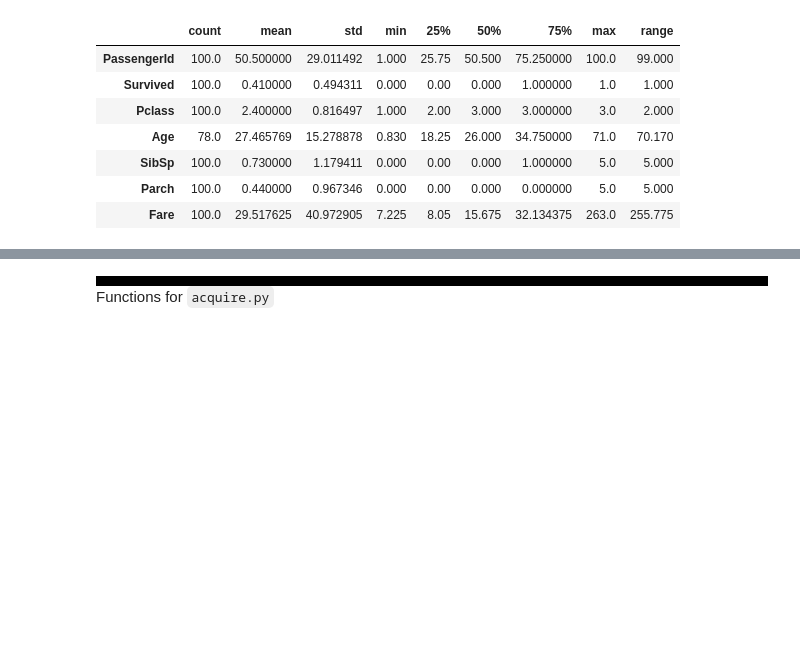
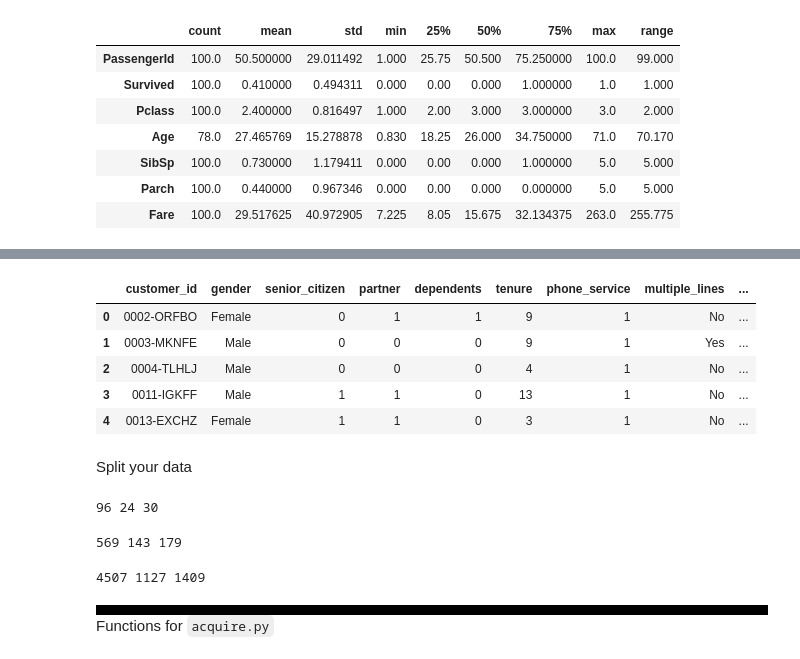
Before and after one commit to martin-reyes/5_classification-exercises, a Jupyter notebook: classification_exercises.ipynb, the cells around one changed output, grey strips where cells are left out. Saved outputs shown, nothing was run; the diff lists cells and outputs as text; code cells hidden in the pictures; blank space fills up the shorter version.

Commit message:
prepare excersises done

```diff
--- a/classification_exercises.ipynb
+++ b/classification_exercises.ipynb
@@ -176,0 +295,4 @@ col_stats
+# %%
+# Use the function defined in acquire.py to load the Telco data.
+telco = acquire.get_telco_data()
+telco.head(5)
@@ -176,0 +308,9 @@ col_stats
+# %%
+# Drop any unnecessary, unhelpful, or duplicated columns. This could mean dropping
+# foreign key columns but keeping the corresponding string values, for example.
+telco = telco.iloc[:,3:]
+
+# getting value counts of categorical columns
+[display(telco[col].value_counts()) for col in telco.columns if len(telco[col].unique()) < 8]
+print('Print telco info:\n')
+telco.info()
@@ -176,0 +362,26 @@ col_stats
+# %%
+binary_cols = ['partner','dependents','phone_service', 'paperless_billing', 'churn']
+for col in binary_cols:
+    telco[col] = telco[col].replace({'Yes': 1, 'No': 0})
+
+dummy_df = pd.get_dummies(telco[['gender', 'multiple_lines', 'online_security', 'online_backup',
+                                 'device_protection', 'tech_support', 'streaming_tv', 'streaming_movies',
+                                 'contract_type', 'internet_service_type', 'payment_type']],
+                          dummy_na=False, drop_first=True)
+telco = pd.concat([telco, dummy_df], axis=1)
+# %%
+# rename columns to be lowercased with underscores
+telco.columns = [col.lower().replace(" ", "_") for col in telco.columns]
+# %%
+# Create a function named prep_telco that accepts the raw telco data,
+# and returns the data with the transformations above applied.
+telco.head()
+# %% [output]
+|  | customer_id | gender | senior_citizen | partner | dependents | tenure | phone_service | multiple_lines | ... |
+| 0 | 0002-ORFBO | Female | 0 | 1 | 1 | 9 | 1 | No | ... |
+| 1 | 0003-MKNFE | Male | 0 | 0 | 0 | 9 | 1 | Yes | ... |
+| 2 | 0004-TLHLJ | Male | 0 | 0 | 0 | 4 | 1 | No | ... |
+| 3 | 0011-IGKFF | Male | 1 | 1 | 0 | 13 | 1 | No | ... |
+| 4 | 0013-EXCHZ | Female | 1 | 1 | 0 | 3 | 1 | No | ... |
+# %% [markdown]
+Split your data
@@ -177,3 +391,21 @@ col_stats
+# %%
+# Run the function on the Iris dataset, returning 3 datasets, train_iris, validate_iris and test_iris.
+train_iris, validate_iris, test_iris = prepare.split_data(prepare.prep_iris())
+print(len(train_iris), len(validate_iris), len(test_iris))
+# %% [output]
+96 24 30
+# %%
+# Run the function on the Titanic dataset, returning 3 datasets, train_titanic, validate_titanic and test_titanic.
+train_titanic, validate_titanic, test_titanic = prepare.split_data(prepare.prep_titanic())
+print(len(train_titanic), len(validate_titanic), len(test_titanic))
+# %% [output]
+569 143 179
+# %%
+# Run the function on the Telco dataset, returning 3 datasets, train_telco, validate_telco and test_telco.
+train_telco, validate_telco, test_telco = prepare.split_data(prepare.prep_telco())
+print(len(train_telco), len(validate_telco), len(test_telco))
+# %% [output]
+4507 1127 1409
 # %% [markdown]
 <div style="border: 5px solid black;"></div>
 
```
Also changed, not shown: parts of 31 cells of this notebook, 1 other file.
